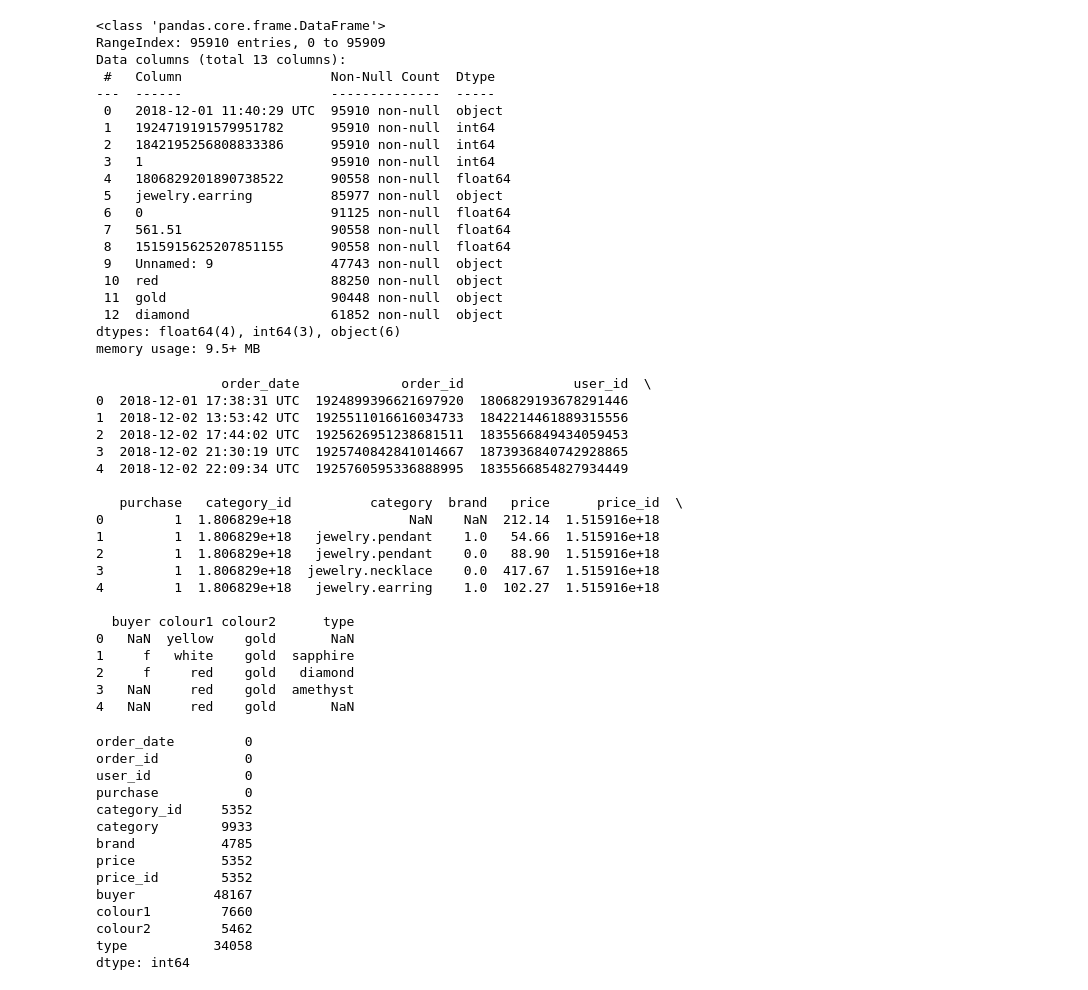
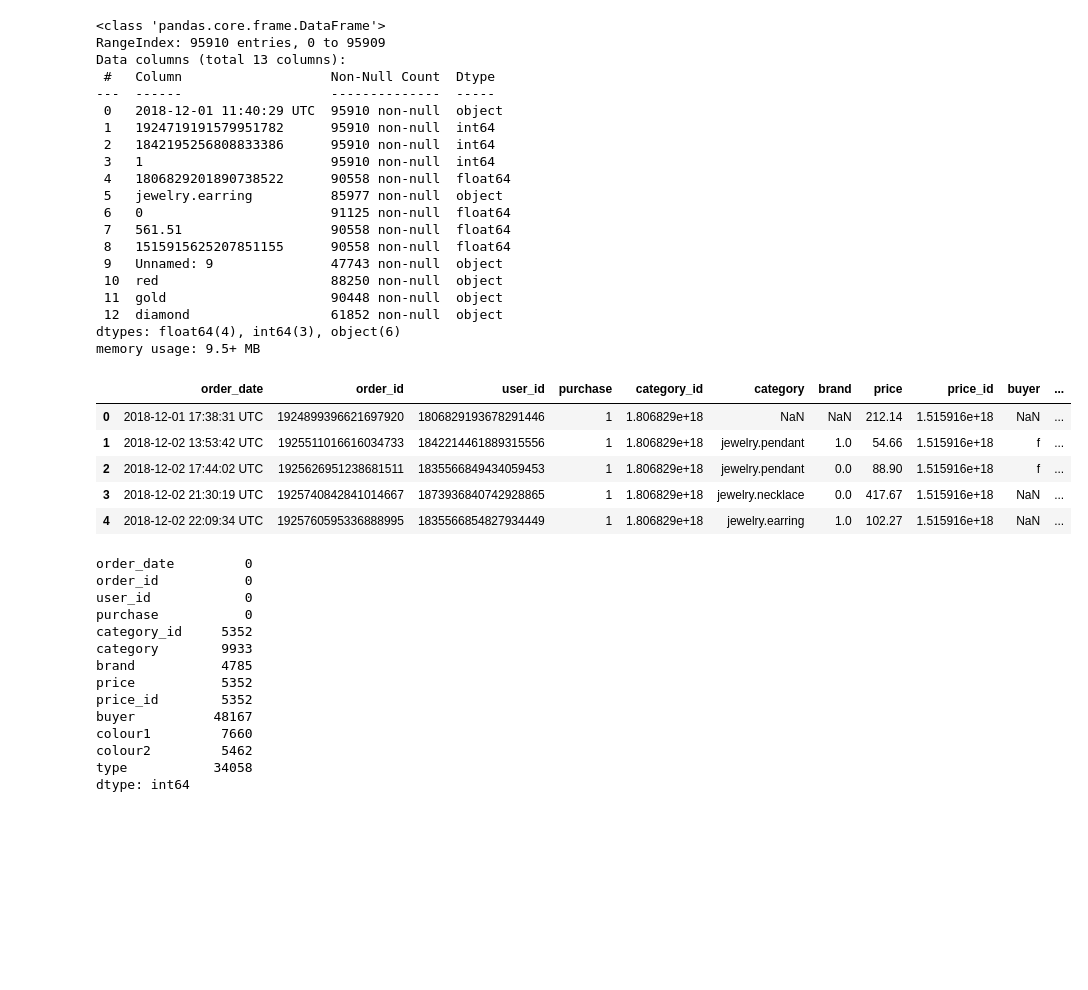
Before and after one commit to dantonprestes/CA_Integrated, a Jupyter notebook: Question 1.ipynb, the cells around one changed output. Drawn from its saved outputs; the diff is of its cells as text; code cells hidden in the pictures; blank space fills up the shorter version.

```diff
--- a/Question 1.ipynb
+++ b/Question 1.ipynb
@@ -82,29 +96,15 @@ df.head()
 #no columns, add columns
 columns = ['order_date','order_id','user_id','purchase','category_id','category','brand','price','price_id','buyer','colour1','colour2','type']
 df.columns = columns
-# %%
-print(df.head())
-# %% [output]
-                order_date             order_id              user_id  \
-0  2018-12-01 17:38:31 UTC  1924899396621697920  1806829193678291446
-1  2018-12-02 13:53:42 UTC  1925511016616034733  1842214461889315556
-2  2018-12-02 17:44:02 UTC  1925626951238681511  1835566849434059453
-3  2018-12-02 21:30:19 UTC  1925740842841014667  1873936840742928865
-4  2018-12-02 22:09:34 UTC  1925760595336888995  1835566854827934449
-
-   purchase   category_id          category  brand   price      price_id  \
-0         1  1.806829e+18               NaN    NaN  212.14  1.515916e+18
-1         1  1.806829e+18   jewelry.pendant    1.0   54.66  1.515916e+18
-2         1  1.806829e+18   jewelry.pendant    0.0   88.90  1.515916e+18
-3         1  1.806829e+18  jewelry.necklace    0.0  417.67  1.515916e+18
-4         1  1.806829e+18   jewelry.earring    1.0  102.27  1.515916e+18
-
-  buyer colour1 colour2      type
-0   NaN  yellow    gold       NaN
-1     f   white    gold  sapphire
-2     f     red    gold   diamond
-3   NaN     red    gold  amethyst
-4   NaN     red    gold       NaN
+# %%
+df.head()
+# %% [output]
+|  | order_date | order_id | user_id | purchase | category_id | category | brand | price | price_id | buyer | ... |
+| 0 | 2018-12-01 17:38:31 UTC | 1924899396621697920 | 1806829193678291446 | 1 | 1.806829e+18 | NaN | NaN | 212.14 | 1.515916e+18 | NaN | ... |
+| 1 | 2018-12-02 13:53:42 UTC | 1925511016616034733 | 1842214461889315556 | 1 | 1.806829e+18 | jewelry.pendant | 1.0 | 54.66 | 1.515916e+18 | f | ... |
+| 2 | 2018-12-02 17:44:02 UTC | 1925626951238681511 | 1835566849434059453 | 1 | 1.806829e+18 | jewelry.pendant | 0.0 | 88.90 | 1.515916e+18 | f | ... |
+| 3 | 2018-12-02 21:30:19 UTC | 1925740842841014667 | 1873936840742928865 | 1 | 1.806829e+18 | jewelry.necklace | 0.0 | 417.67 | 1.515916e+18 | NaN | ... |
+| 4 | 2018-12-02 22:09:34 UTC | 1925760595336888995 | 1835566854827934449 | 1 | 1.806829e+18 | jewelry.earring | 1.0 | 102.27 | 1.515916e+18 | NaN | ... |
 # %%
 #Checking for null values in columns
 
```
Also changed, not shown: parts of 27 cells of this notebook.
